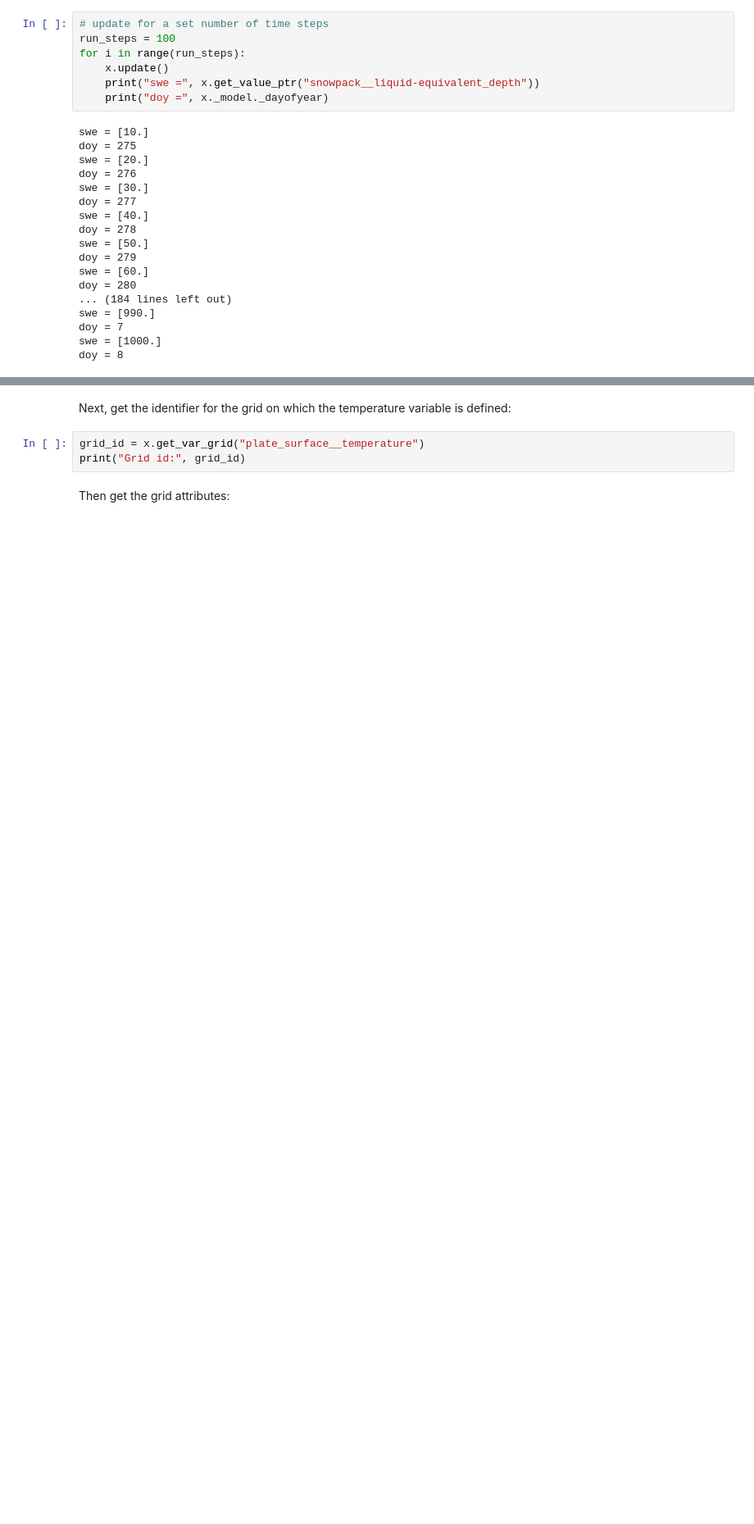
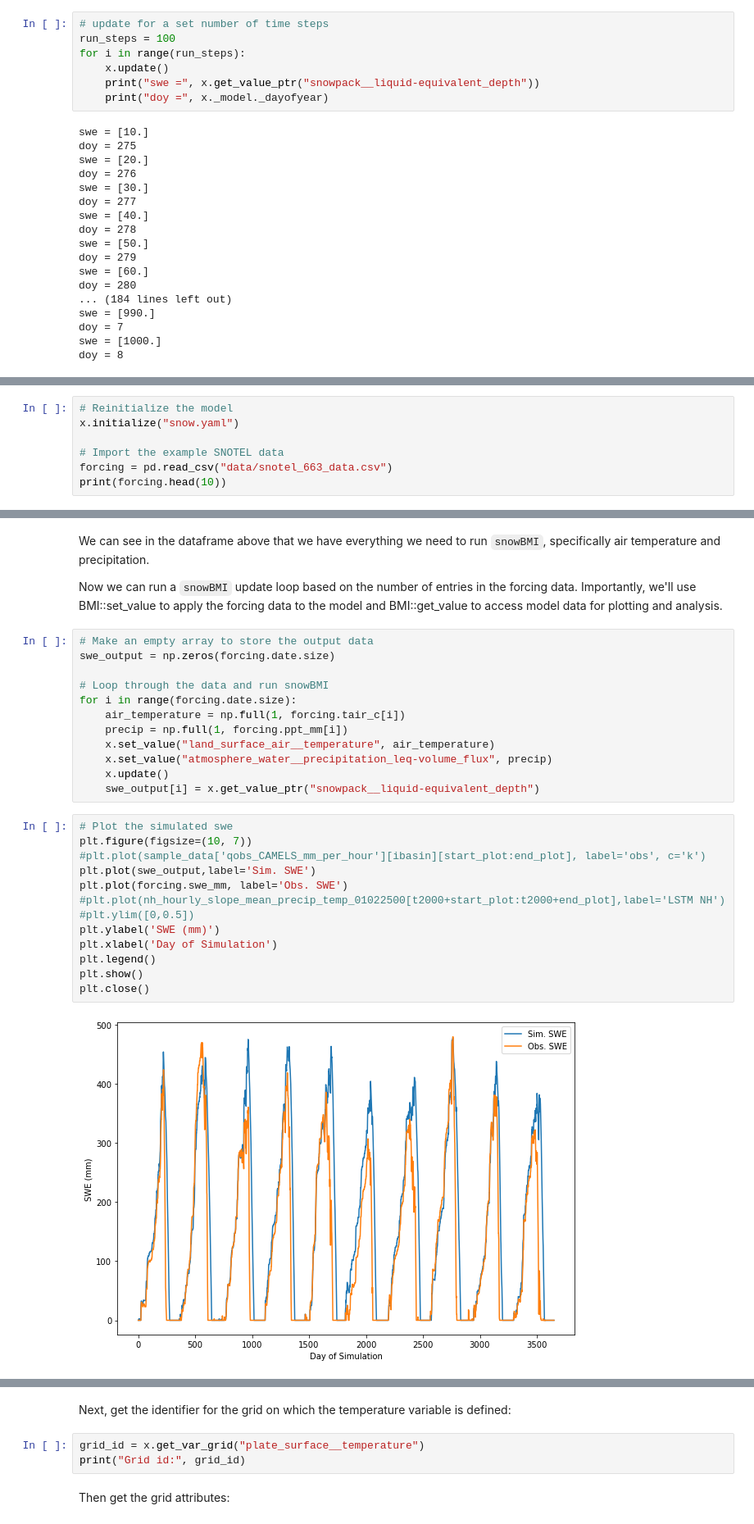
Before and after one commit to SnowHydrology/snowBMI, a Jupyter notebook: examples/run-model-from-bmi.ipynb, the cells around one changed output, grey strips where cells are left out. Shown at 82% size. Cells and saved outputs as stored; diff of their text form; blank space fills up the shorter version.

Commit message:
updates for running examples and plotting

```diff
--- a/examples/run-model-from-bmi.ipynb
+++ b/examples/run-model-from-bmi.ipynb
@@ -166,0 +172,7 @@ swe = [197.3838985]
+# %%
+# Reinitialize the model
+x.initialize("snow.yaml")
+
+# Import the example SNOTEL data
+forcing = pd.read_csv("data/snotel_663_data.csv")
+print(forcing.head(10))
@@ -167,3 +191,34 @@ swe = [197.3838985]
+# %% [markdown]
+We can see in the dataframe above that we have everything we need to run `snowBMI`, specifically air temperature and precipitation.
+
+Now we can run a `snowBMI` update loop based on the number of entries in the forcing data. Importantly, we'll use BMI::set_value to apply the forcing data to the model and BMI::get_value to access model data for plotting and analysis.
+# %%
+# Make an empty array to store the output data
+swe_output = np.zeros(forcing.date.size)
+
+# Loop through the data and run snowBMI
+for i in range(forcing.date.size):
+    air_temperature = np.full(1, forcing.tair_c[i])
+    precip = np.full(1, forcing.ppt_mm[i])
+    x.set_value("land_surface_air__temperature", air_temperature)
+    x.set_value("atmosphere_water__precipitation_leq-volume_flux", precip)
+    x.update()
+    swe_output[i] = x.get_value_ptr("snowpack__liquid-equivalent_depth")
+# %%
+# Plot the simulated swe
+plt.figure(figsize=(10, 7))
+#plt.plot(sample_data['qobs_CAMELS_mm_per_hour'][ibasin][start_plot:end_plot], label='obs', c='k')
+plt.plot(swe_output,label='Sim. SWE')
+plt.plot(forcing.swe_mm, label='Obs. SWE')
+#plt.plot(nh_hourly_slope_mean_precip_temp_01022500[t2000+start_plot:t2000+end_plot],label='LSTM NH')
+#plt.ylim([0,0.5])
+plt.ylabel('SWE (mm)')
+plt.xlabel('Day of Simulation')
+plt.legend()
+plt.show()
+plt.close()
+# %% [output]
+[figure, added]
 # %%
 print(x._values)
 print(x._model._dayofyear)
```
Also changed, not shown: parts of 7 cells of this notebook, 2 other files.
